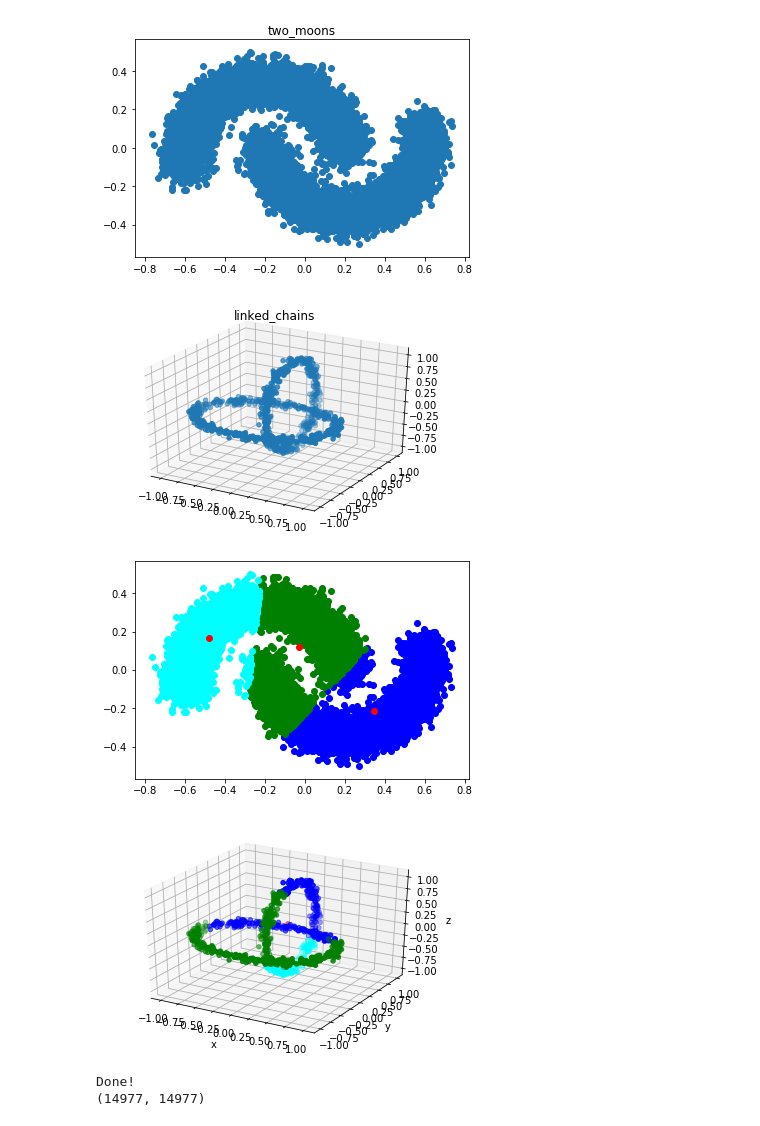
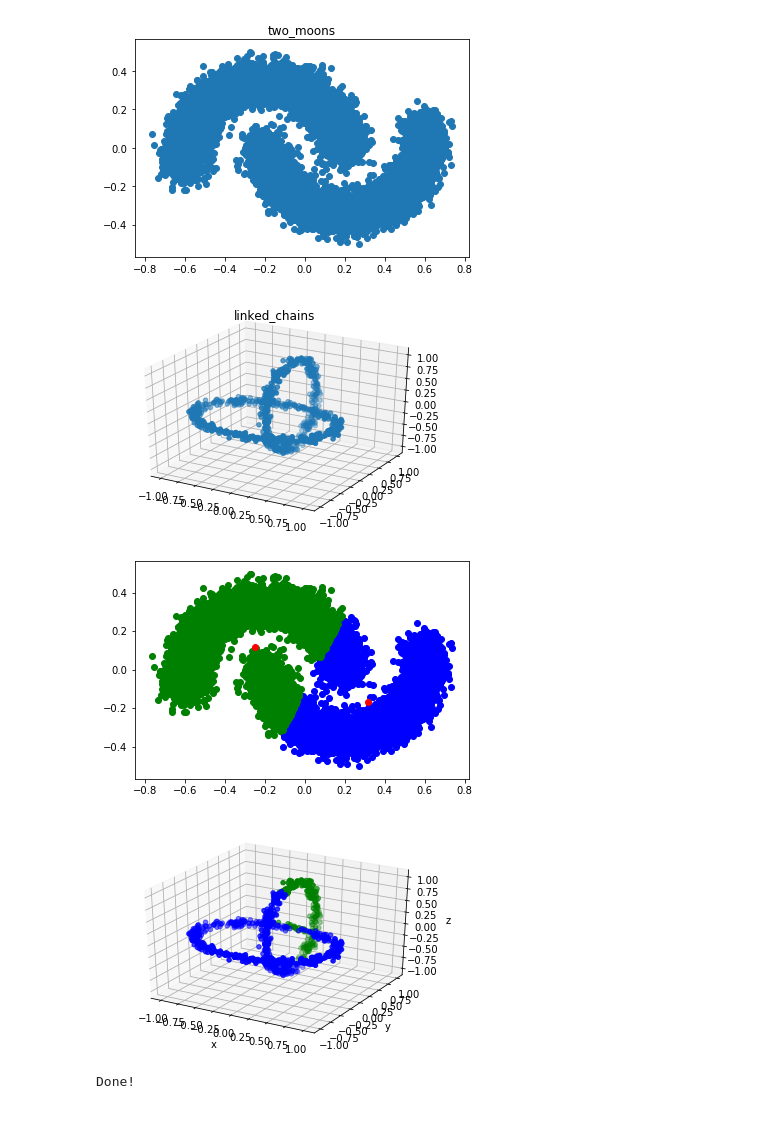
Before and after one commit to adepalatis/EE379K, a Jupyter notebook: Lab6/problem3.ipynb, the cells around one changed output. Drawn from its saved outputs; the diff is of its cells as text; code cells hidden in the pictures.

```diff
--- a/Lab6/problem3.ipynb
+++ b/Lab6/problem3.ipynb
@@ -238,21 +238,20 @@ chains_data = [Point3D(chains_data[k][0], chains_data[k][1], chains_data[k][2])
 # %%
 ''' PART 1 - Plot the raw data. '''
 plot_datasets(moons_data, chains_data)
 
 ''' PART 2 - Run K-Means on both sets and plot the resulting clusters. '''
-points, clusters = k_means(init_k_medioids, moons_data, 3)
+points, clusters = k_means(init_k_medioids, moons_data, 2)
 points[0].plot_clusters(points, clusters)
 
-points, clusters = k_means(init_k_medioids, chains_data, 3)
+points, clusters = k_means(init_k_medioids, chains_data, 2)
 points[0].plot_clusters(points, clusters)
 
 ''' PART 3 - Spectral clustering. '''
 A_moon = calc_sim_matrix(moons_data)
 print 'Done!'
 # %% [output]
 [figure]
 [figure]
-[figure, old version]
+[figure, new version]
-[figure, old version]
+[figure, new version]
 Done!
-(14977, 14977)
```
Also changed, not shown: 11 other files.
